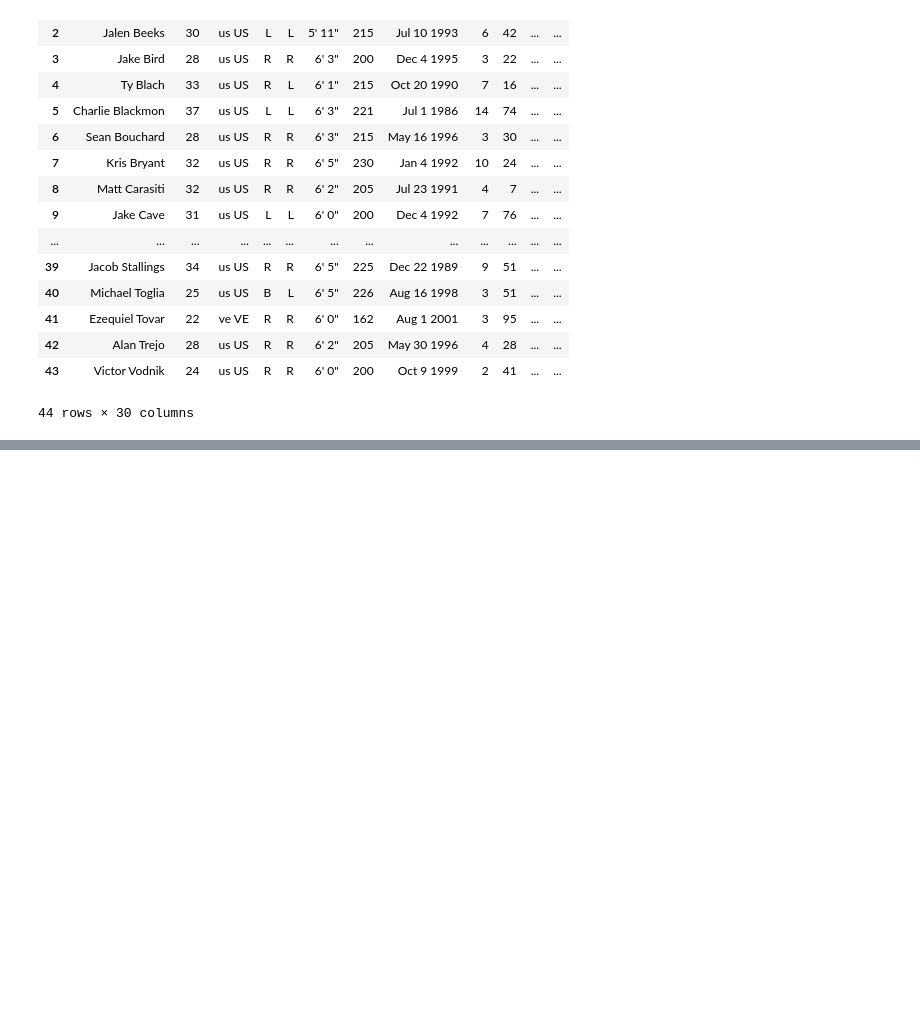
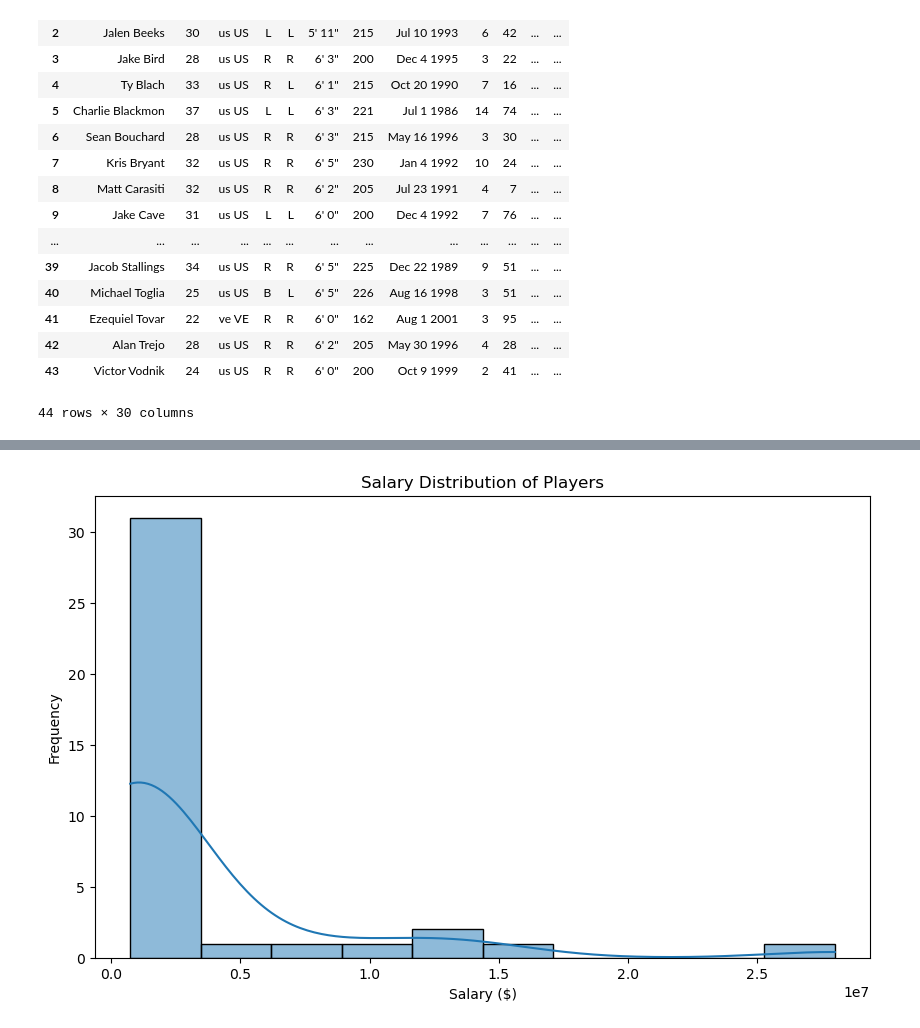
Before and after one commit to cassydm/rockies_moneyball_part-deux, a Jupyter notebook: Test_files/working_file_sando.ipynb, the cells around one changed output, grey strips where cells are left out. Cells and saved outputs as stored; diff of their text form; code cells hidden in the pictures; blank space fills up the shorter version.

```diff
--- a/Test_files/working_file_sando.ipynb
+++ b/Test_files/working_file_sando.ipynb
@@ -54,0 +68,12 @@ team_roster_2024
+# %%
+team_roster_2024['Salary'] = team_roster_2024['Salary'].replace('[\$,]', '', regex=True).astype(float)
+
+# Plotting the salary distribution of players
+plt.figure(figsize=(10, 6))
+sns.histplot(team_roster_2024['Salary'], bins=10, kde=True)
+plt.title('Salary Distribution of Players')
+plt.xlabel('Salary ($)')
+plt.ylabel('Frequency')
+plt.show()
+# %% [output]
+[figure, added]
```
Also changed, not shown: parts of 9 cells of this notebook.
